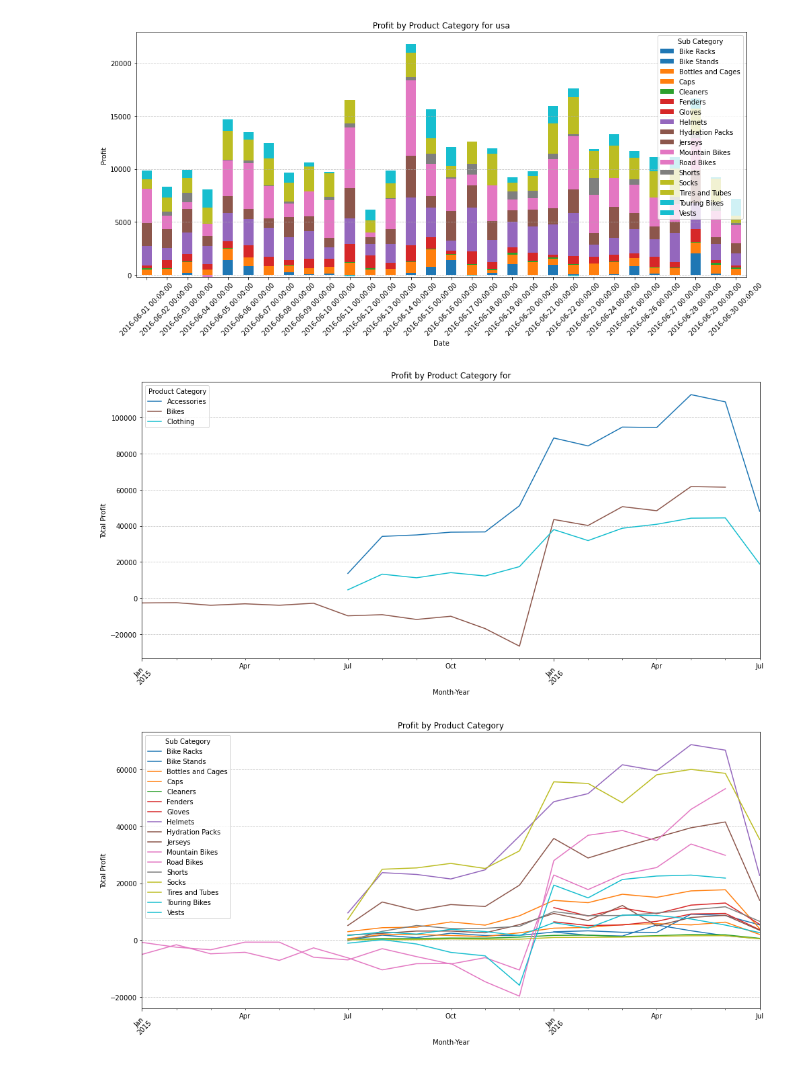
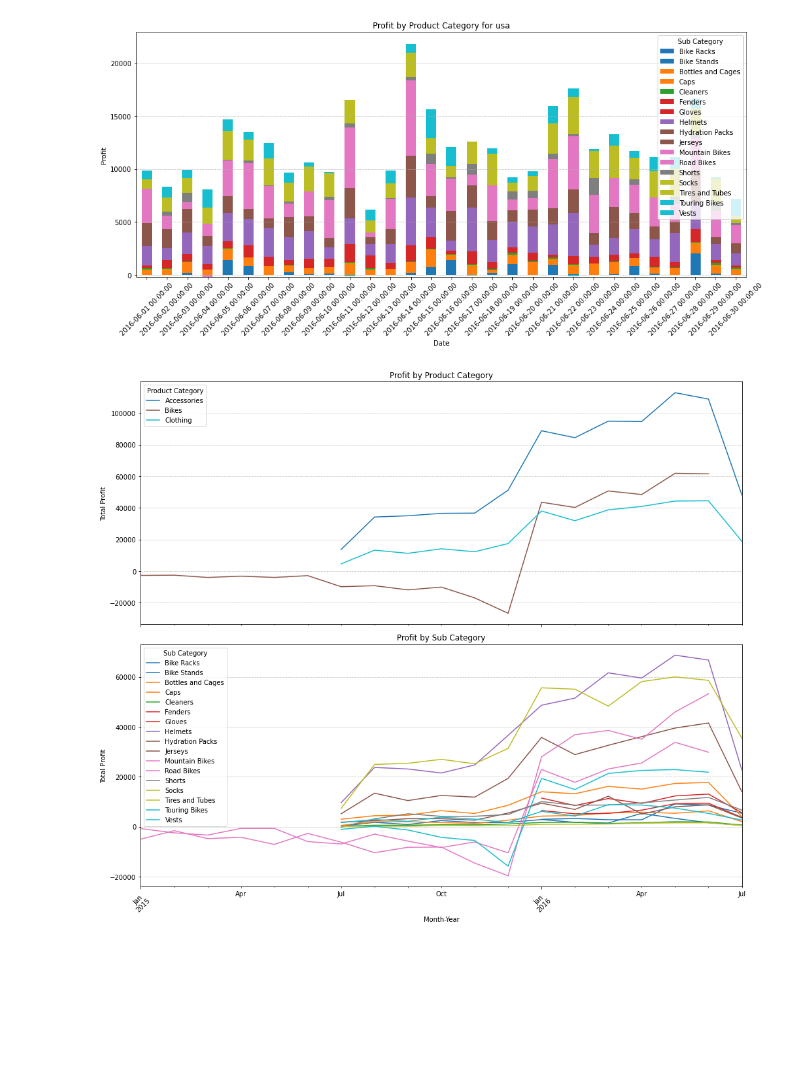
Before and after one commit to KaanC3lik/Bike-Retail-Sales-and-Profitability-Analysis, a Jupyter notebook: Sale Four Course.ipynb, the cells around one changed output. Saved outputs shown, nothing was run; the diff lists cells and outputs as text; code cells hidden in the pictures; blank space fills up the shorter version.

```diff
--- a/Sale Four Course.ipynb
+++ b/Sale Four Course.ipynb
@@ -506,47 +575,40 @@ plt.show()
 # %% [output]
 [figure]
 # %%
+import matplotlib.pyplot as plt
+
 # Group by Year-Month and Product Category, summing the Profit
 month_category_profit = df.groupby(['year_month', 'Product Category'])['Profit'].sum().unstack()
 
-# Create a figure with 1 subplot (1 row, 1 column)
-fig, ax = plt.subplots(1, 1, figsize=(14, 7))
+# Group by Year-Month and Sub Category, summing the Profit
+month_sub_category_profit = df.groupby(['year_month', 'Sub Category'])['Total Profit'].sum().unstack()
 
-# Plot the stacked bar chart (Profit by Product Category for United States)
-month_category_profit.plot(kind='line', colormap='tab10', ax=ax)
+# Create a figure with 2 subplots (2 rows, 1 column)
+fig, axes = plt.subplots(nrows=2, ncols=1, figsize=(14, 12), sharex=True)
 
-# Set labels and title
-ax.set_xlabel('Month-Year')
-ax.set_ylabel('Total Profit')
-ax.set_title('Profit by Product Category for')
-ax.tick_params(axis='x', rotation=45)
-ax.grid(axis='y', linestyle='--', alpha=0.7)
+# Set the background color for the figure
+fig.patch.set_facecolor('white')
+
+# Plot Profit by Product Category
+month_category_profit.plot(kind='line', colormap='tab10', ax=axes[0])
+axes[0].set_ylabel('Total Profit')
+axes[0].set_title('Profit by Product Category')
+axes[0].grid(axis='y', linestyle='--', alpha=0.7)
+
+# Plot Profit by Sub Category
+month_sub_category_profit.plot(kind='line', colormap='tab10', ax=axes[1])
+axes[1].set_xlabel('Month-Year')
+axes[1].set_ylabel('Total Profit')
+axes[1].set_title('Profit by Sub Category')
+axes[1].grid(axis='y', linestyle='--', alpha=0.7)
+
+# Rotate x-axis labels
+plt.xticks(rotation=45)
 
 # Adjust layout and show the plot
 plt.tight_layout()
 plt.show()
-
-# Group by Year-Month and Product Category, summing the Profit
-month_sub_category_profit = df.groupby(['year_month', 'Sub Category'])['Total Profit'].sum().unstack()
-
-# Create a figure with 1 subplot (1 row, 1 column)
-fig, ax = plt.subplots(1, 1, figsize=(14, 7))
-
-# Plot the stacked bar chart (Profit by Product Category for United States)
-month_sub_category_profit.plot(kind='line', colormap='tab10', ax=ax)
-
-# Set labels and title
-ax.set_xlabel('Month-Year')
-ax.set_ylabel('Total Profit')
-ax.set_title('Profit by Product Category')
-ax.tick_params(axis='x', rotation=45)
-ax.grid(axis='y', linestyle='--', alpha=0.7)
-
-# Adjust layout and show the plot
-plt.tight_layout()
-plt.show()
 # %% [output]
-[figure, old version]
+[figure, new version]
-[figure, removed]
 # %%
 df.to_csv('adjusted_salefource_data.csv', index=False)
```
Also changed, not shown: parts of 10 cells of this notebook, 1 other file.
